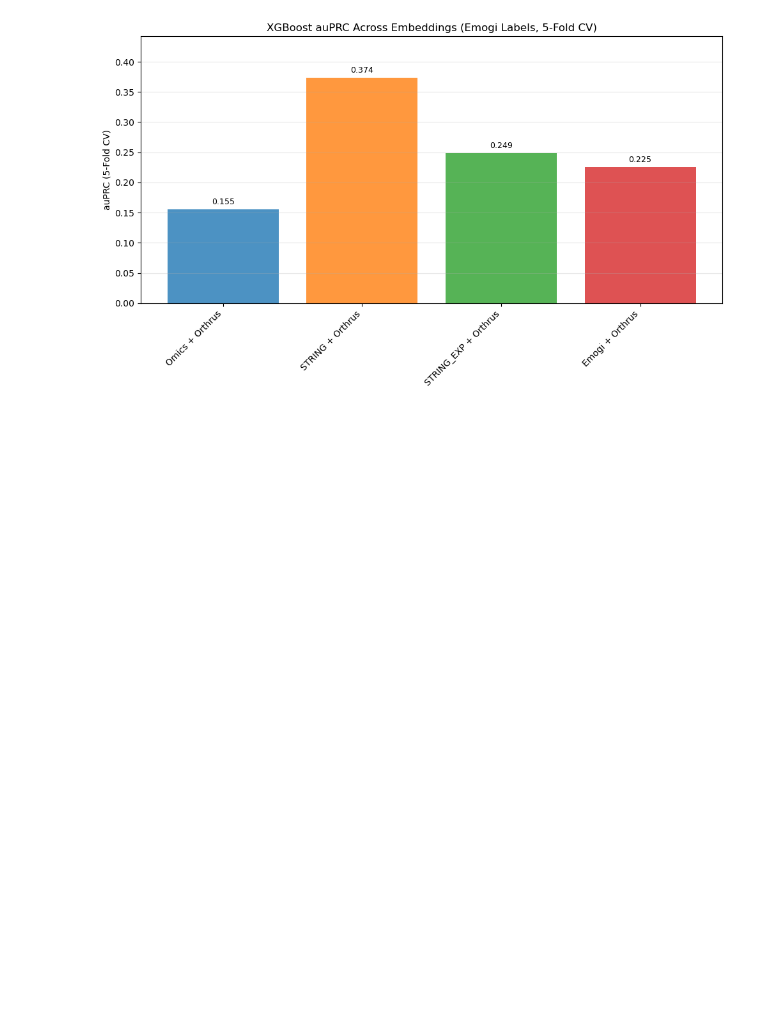
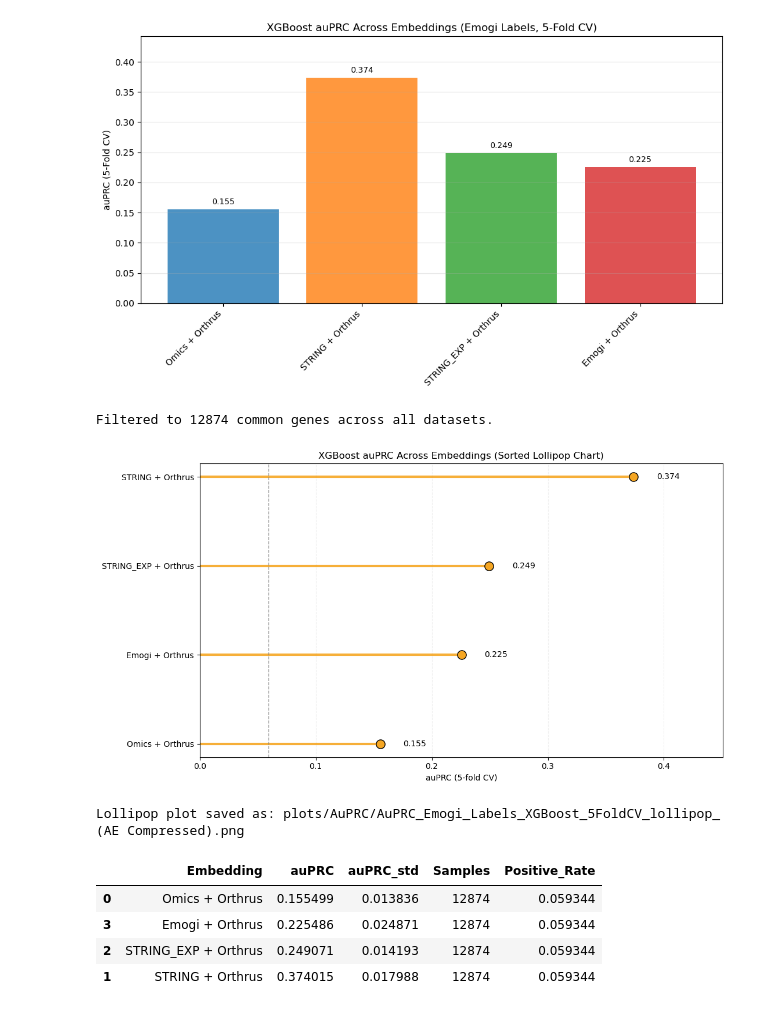
Before and after one commit to egekurt123/RNA-gene-disease-predictions, a Jupyter notebook: Cancer Predictions/combine_orthrus_ae.ipynb, the cells around one changed output. Drawn from its saved outputs; the diff is of its cells as text; code cells hidden in the pictures; blank space fills up the shorter version.

Commit message:
Add lolipop charts to combined datasets

```diff
--- a/Cancer Predictions/combine_orthrus_ae.ipynb
+++ b/Cancer Predictions/combine_orthrus_ae.ipynb
@@ -201,3 +198,14 @@ STRING + Orthrus           0.302105  0.374015
 STRING_EXP + Orthrus       0.184150  0.249071
 [figure]
 [figure]
+# %%
+compare_embeddings_auprc_lollipop_xgb(embedding_datasets_ae, emogi, save_plots=True, title_suffix=" (AE Compressed)", n_splits=5)
+# %% [output]
+Filtered to 12874 common genes across all datasets.
+[figure, added]
+Lollipop plot saved as: plots/AuPRC/AuPRC_Emogi_Labels_XGBoost_5FoldCV_lollipop_ (AE Compressed).png
+|  | Embedding | auPRC | auPRC_std | Samples | Positive_Rate |
+| 0 | Omics + Orthrus | 0.155499 | 0.013836 | 12874 | 0.059344 |
+| 3 | Emogi + Orthrus | 0.225486 | 0.024871 | 12874 | 0.059344 |
+| 2 | STRING_EXP + Orthrus | 0.249071 | 0.014193 | 12874 | 0.059344 |
+| 1 | STRING + Orthrus | 0.374015 | 0.017988 | 12874 | 0.059344 |
```
Also changed, not shown: parts of 3 cells of this notebook, 4 other files.
